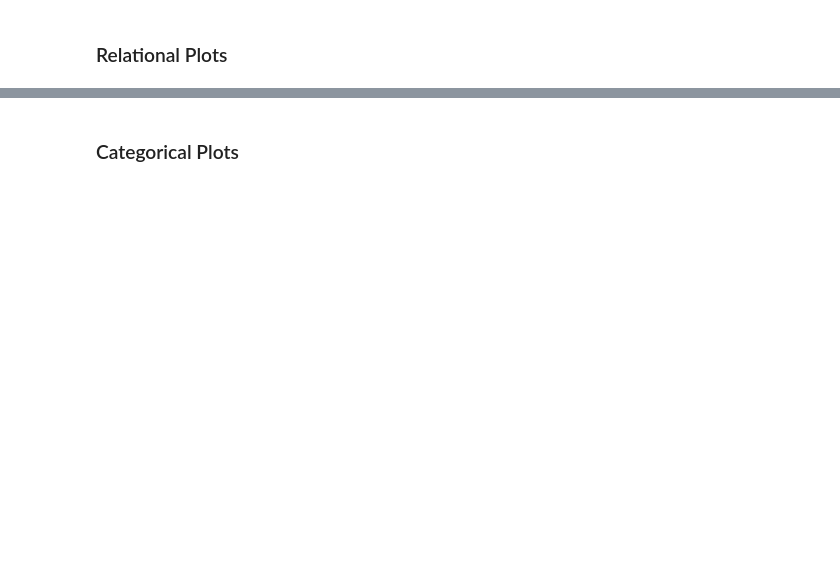
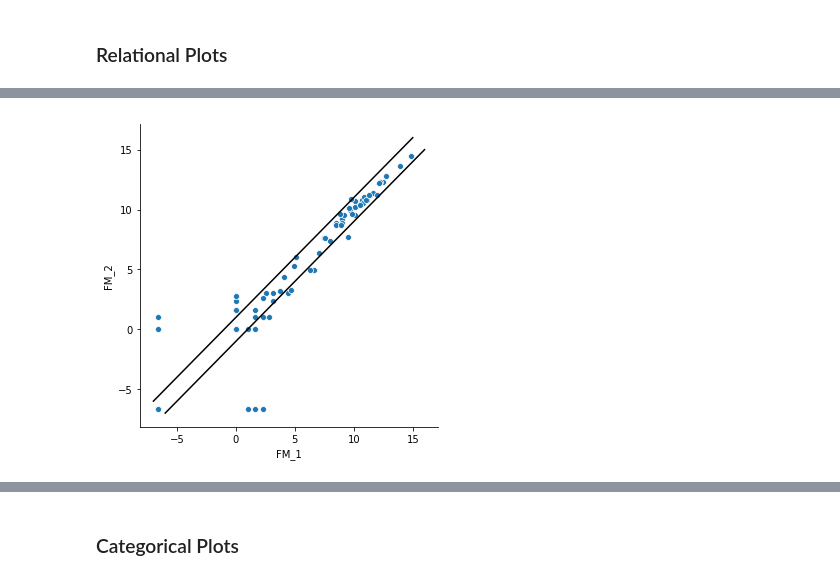
Before and after one commit to shuyima1/PABIO536-BasicPlotting, a Jupyter notebook: PythonPlottingBasics.ipynb, the cells around one changed output, grey strips where cells are left out. Cells and saved outputs as stored; diff of their text form; code cells hidden in the pictures; blank space fills up the shorter version.

```diff
--- a/PythonPlottingBasics.ipynb
+++ b/PythonPlottingBasics.ipynb
@@ -170,0 +71,7 @@ dfT.head()
+# %%
+g = sns.relplot(x="FM_1", y="FM_2", data=df_log2)
+plt.plot([-7,15],[-6,16],'k')
+plt.plot([-6,16],[-7,15],'k')
+plt.show()
+# %% [output]
+[figure, added]
```
Also changed, not shown: parts of 25 cells of this notebook.
